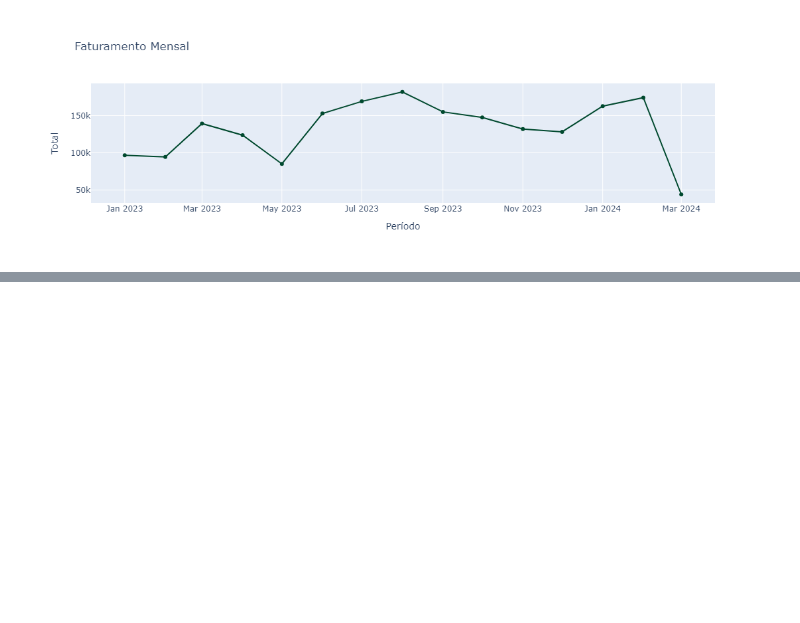
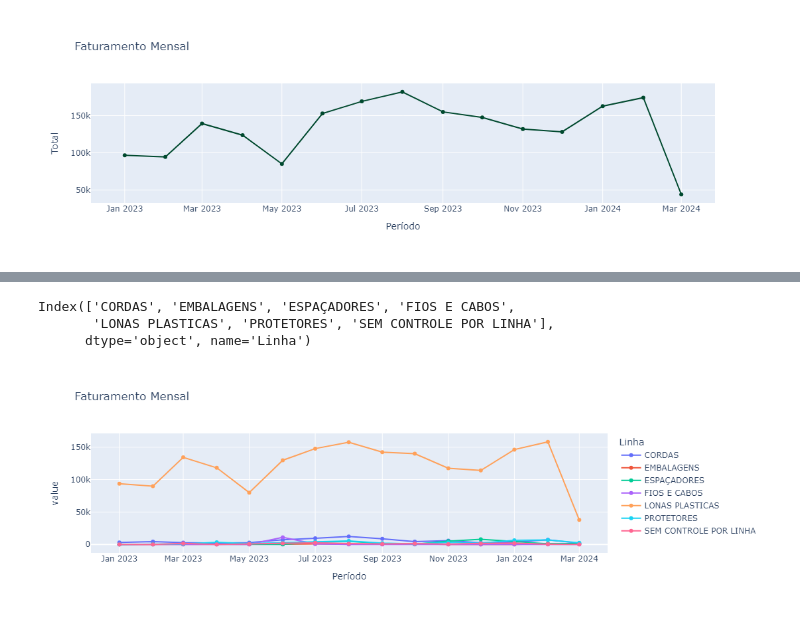
Before and after one commit to vinicius-bocchi/scrapbook, a Jupyter notebook: Sales_Dashboard.ipynb, the cells around one changed output, grey strips where cells are left out. Cells and saved outputs as stored; diff of their text form; code cells hidden in the pictures; blank space fills up the shorter version.

```diff
--- a/Sales_Dashboard.ipynb
+++ b/Sales_Dashboard.ipynb
@@ -86,4 +86,4 @@ fig.show()
 # %% [output]
 [figure]
 # %%
-df.head()
+por_linha = pd.pivot_table(df, values='Total', index='Período', columns='Linha', aggfunc='sum').fillna(0)
@@ -97,0 +100,12 @@ df.head()
+# %%
+por_linha.columns
+# %% [output]
+Index(['CORDAS', 'EMBALAGENS', 'ESPAÇADORES', 'FIOS E CABOS',
+       'LONAS PLASTICAS', 'PROTETORES', 'SEM CONTROLE POR LINHA'],
+      dtype='object', name='Linha')
+# %%
+fig = px.line(por_linha, x=por_linha.index, y=por_linha.columns, title='Faturamento Mensal', markers=True)
+#fig.update_layout(plot_bgcolor='rgb(132,156,132)')
+fig.show()
+# %% [output]
+[figure, added]
```
Also changed, not shown: parts of 5 cells of this notebook, 1 other file.
